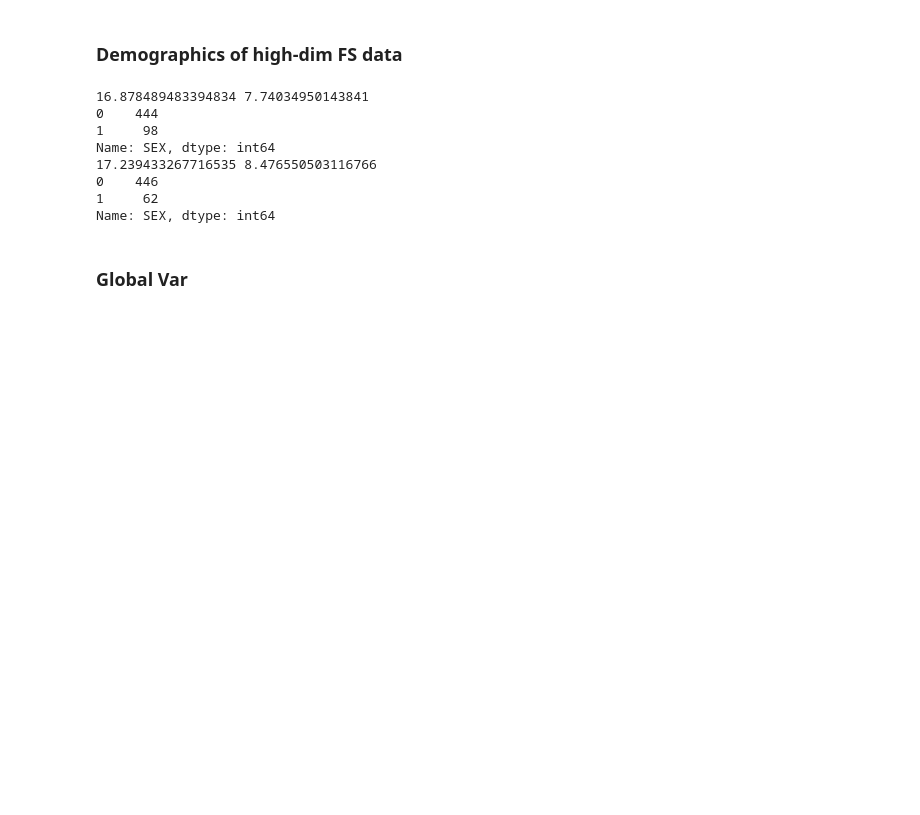
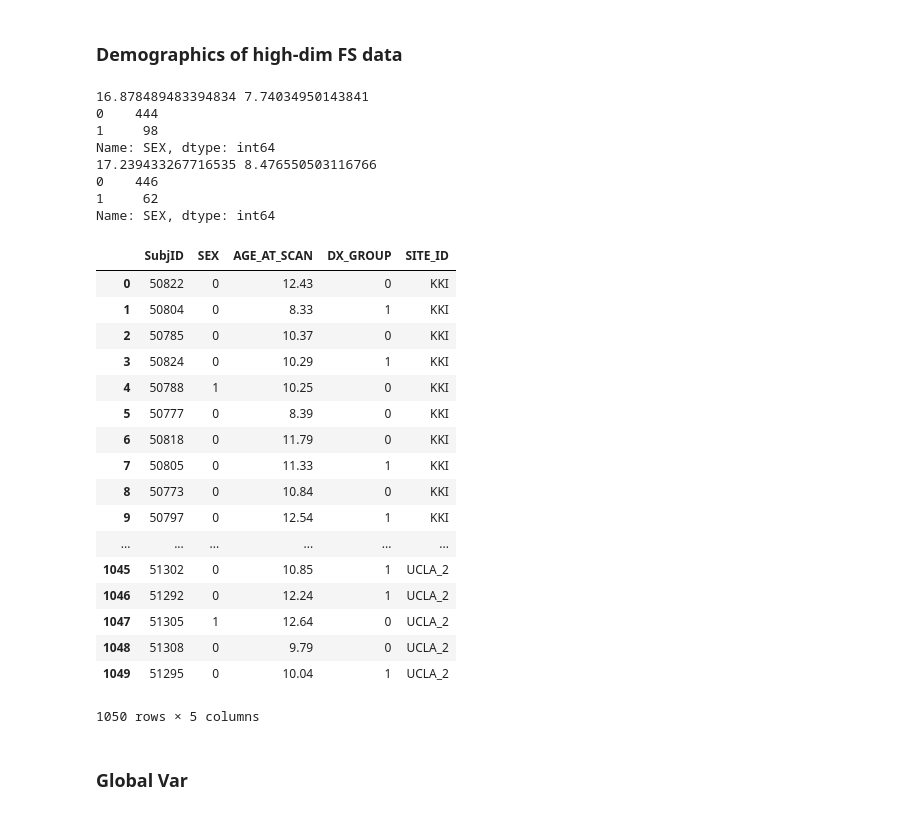
Before and after one commit to neurodatascience/compare-surf-tools, a Jupyter notebook: notebooks/Outlier_QC_analysis.ipynb, the cells around one changed output. Cells and saved outputs as stored; diff of their text form; code cells hidden in the pictures; blank space fills up the shorter version.

```diff
--- a/notebooks/Outlier_QC_analysis.ipynb
+++ b/notebooks/Outlier_QC_analysis.ipynb
@@ -87,3 +87,24 @@ Name: SEX, dtype: int64
 0    446
 1     62
 Name: SEX, dtype: int64
+# %%
+subject_list = pd.merge(subject_list,useful_demograph,on=subject_ID_col,how='left')
+# %% [output]
+|  | SubjID | SEX | AGE_AT_SCAN | DX_GROUP | SITE_ID |
+| 0 | 50822 | 0 | 12.43 | 0 | KKI |
+| 1 | 50804 | 0 | 8.33 | 1 | KKI |
+| 2 | 50785 | 0 | 10.37 | 0 | KKI |
+| 3 | 50824 | 0 | 10.29 | 1 | KKI |
+| 4 | 50788 | 1 | 10.25 | 0 | KKI |
+| 5 | 50777 | 0 | 8.39 | 0 | KKI |
+| 6 | 50818 | 0 | 11.79 | 0 | KKI |
+| 7 | 50805 | 0 | 11.33 | 1 | KKI |
+| 8 | 50773 | 0 | 10.84 | 0 | KKI |
+| 9 | 50797 | 0 | 12.54 | 1 | KKI |
+| ... | ... | ... | ... | ... | ... |
+| 1045 | 51302 | 0 | 10.85 | 1 | UCLA_2 |
+| 1046 | 51292 | 0 | 12.24 | 1 | UCLA_2 |
+| 1047 | 51305 | 1 | 12.64 | 0 | UCLA_2 |
+| 1048 | 51308 | 0 | 9.79 | 0 | UCLA_2 |
+| 1049 | 51295 | 0 | 10.04 | 1 | UCLA_2 |
+1050 rows × 5 columns
```
Also changed, not shown: parts of 1 cell of this notebook, 3 other files.
